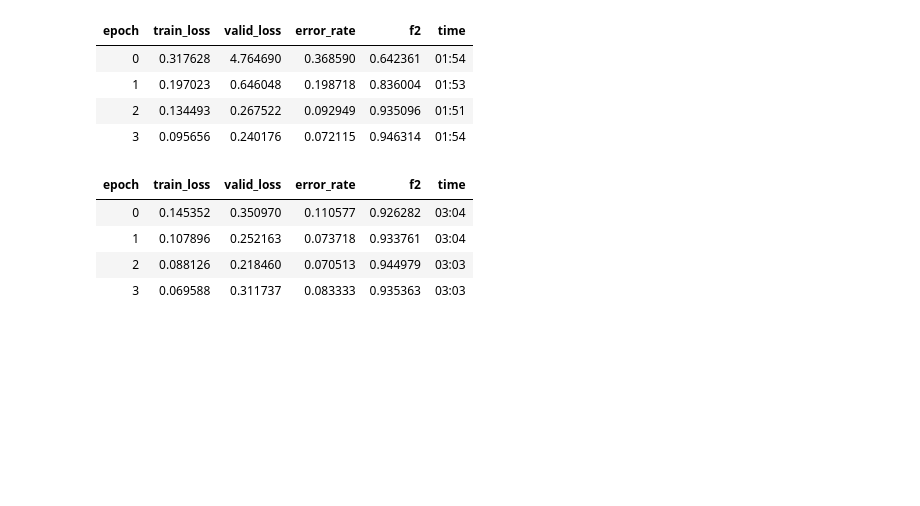
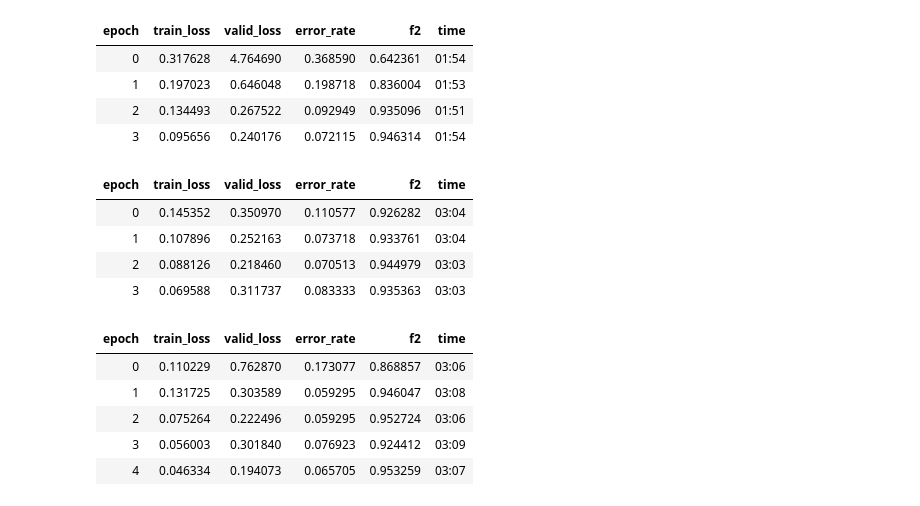
Before and after one commit to Chasesc/pneumonia, a Jupyter notebook: pneumonia.ipynb, the cells around one changed output. Drawn from its saved outputs; the diff is of its cells as text; code cells hidden in the pictures; blank space fills up the shorter version.

```diff
--- a/pneumonia.ipynb
+++ b/pneumonia.ipynb
@@ -70,7 +73,8 @@ metrics=[error_rate, f2]
 # %%
 src = (ImageList.from_folder(path)
                 .split_by_folder(valid='test')
-                .label_from_folder())
+                .label_from_folder()
+                .add_test_folder(test_folder='val')) # not a great idea
 # %%
 data = (src.transform(tfms, size=256)
            .databunch(bs=bs, sampler=ImbalancedSampler))
@@ -162,3 +146,5 @@ learn.fit_one_cycle(4, lr)
 | 3 | 0.069588 | 0.311737 | 0.083333 | 0.935363 | 03:03 |
 # %%
 learn.save('sz_512-stage1-before-unfreeze')
+# %%
+learn.load('sz_512-stage1-before-unfreeze');
@@ -164,0 +153,9 @@ learn.save('sz_512-stage1-before-unfreeze')
+# %%
+learn.fit_one_cycle(5, max_lr=slice(1e-6, 1e-2))
+# %% [output]
+| epoch | train_loss | valid_loss | error_rate | f2 | time |
+| 0 | 0.110229 | 0.762870 | 0.173077 | 0.868857 | 03:06 |
+| 1 | 0.131725 | 0.303589 | 0.059295 | 0.946047 | 03:08 |
+| 2 | 0.075264 | 0.222496 | 0.059295 | 0.952724 | 03:06 |
+| 3 | 0.056003 | 0.301840 | 0.076923 | 0.924412 | 03:09 |
+| 4 | 0.046334 | 0.194073 | 0.065705 | 0.953259 | 03:07 |
```
Also changed, not shown: parts of 3 cells of this notebook.
